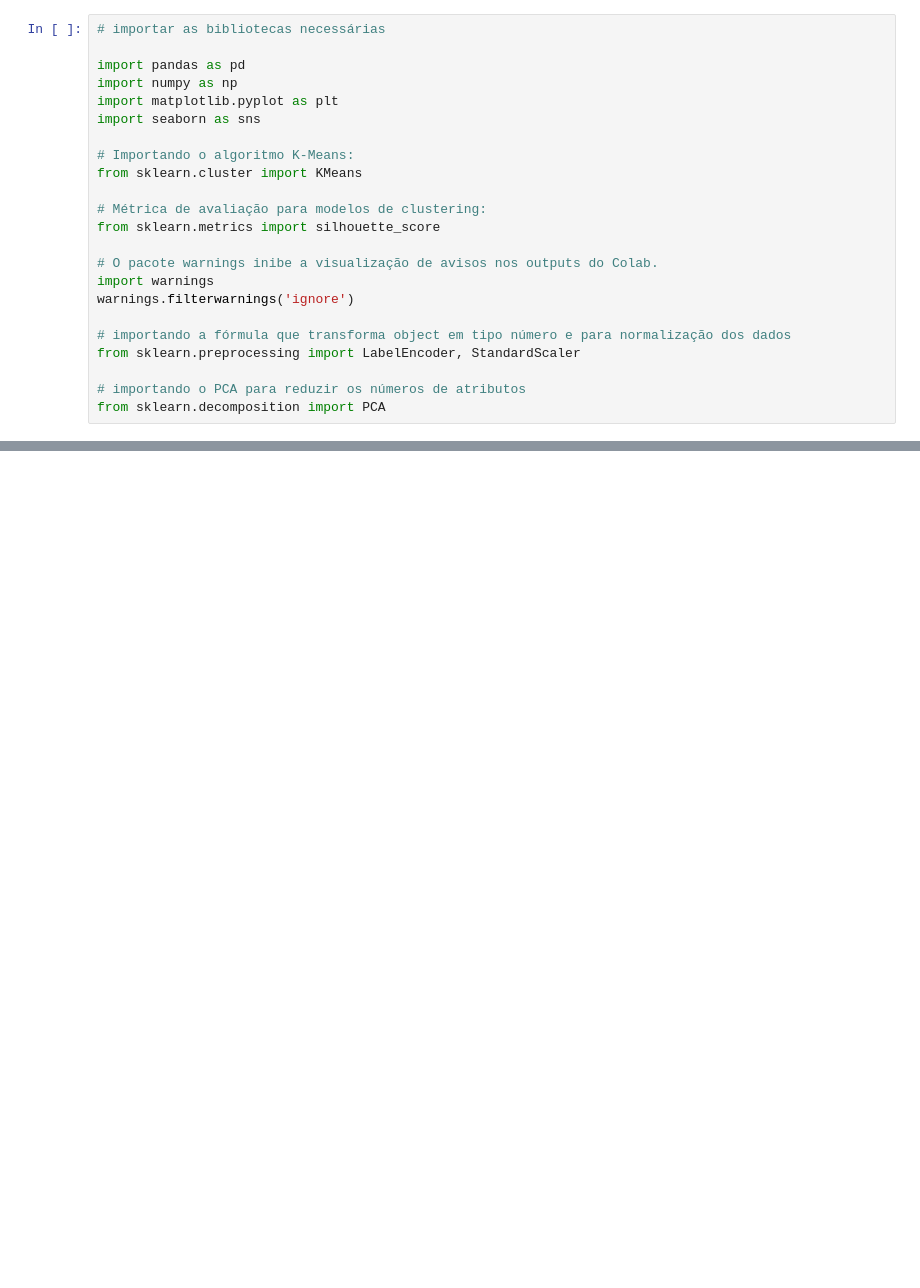
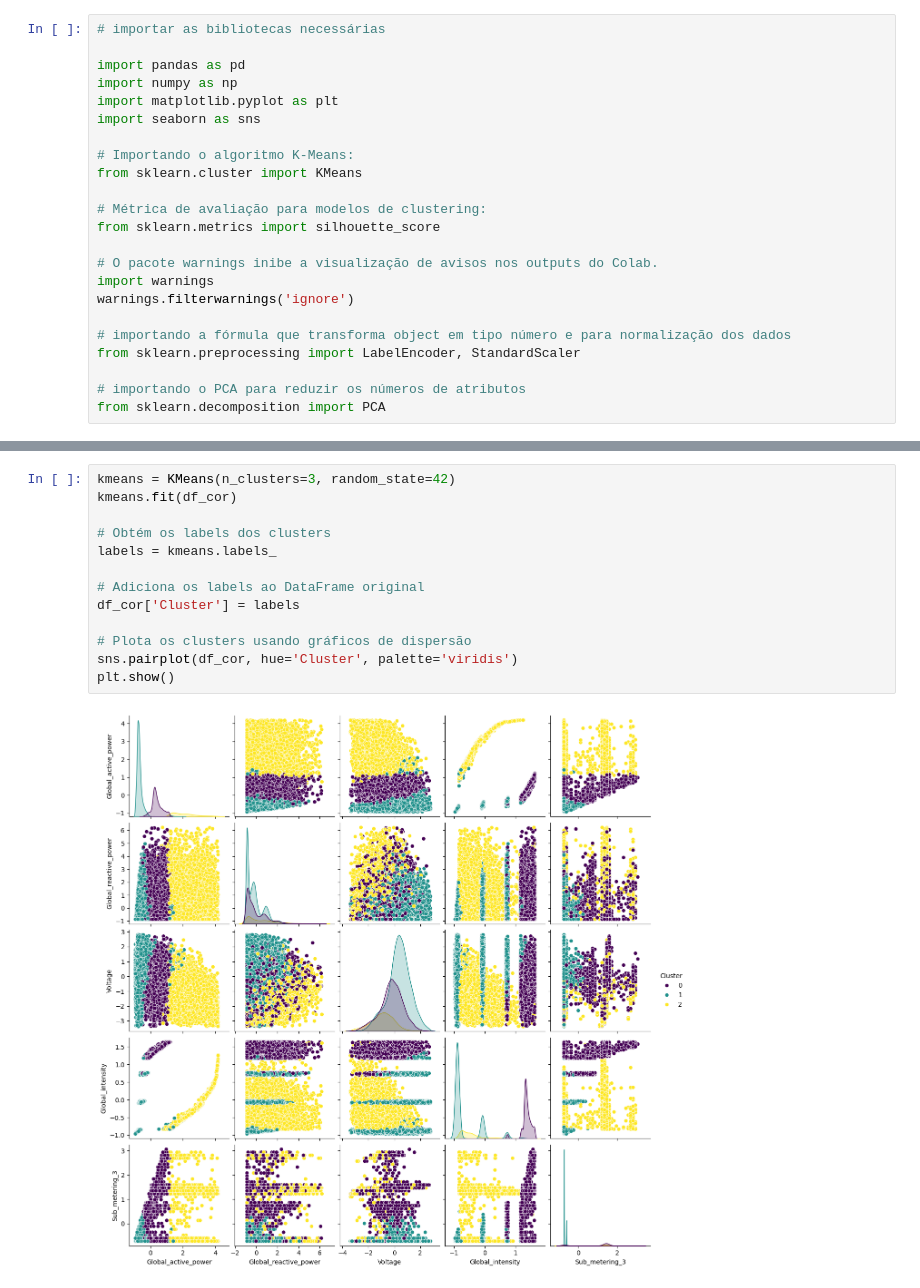
Before and after one commit to yagoluucas/Aprendizado-N-o-Supervisionado, a Jupyter notebook: exercicio.ipynb, the cells around one changed output, grey strips where cells are left out. Cells and saved outputs as stored; diff of their text form; blank space fills up the shorter version.

```diff
--- a/exercicio.ipynb
+++ b/exercicio.ipynb
@@ -180,0 +141,15 @@ plt.show()
+# %%
+kmeans = KMeans(n_clusters=3, random_state=42)
+kmeans.fit(df_cor)
+
+# Obtém os labels dos clusters
+labels = kmeans.labels_
+
+# Adiciona os labels ao DataFrame original
+df_cor['Cluster'] = labels
+
+# Plota os clusters usando gráficos de dispersão
+sns.pairplot(df_cor, hue='Cluster', palette='viridis')
+plt.show()
+# %% [output]
+[figure, added]
```
Also changed, not shown: parts of 11 cells of this notebook.
